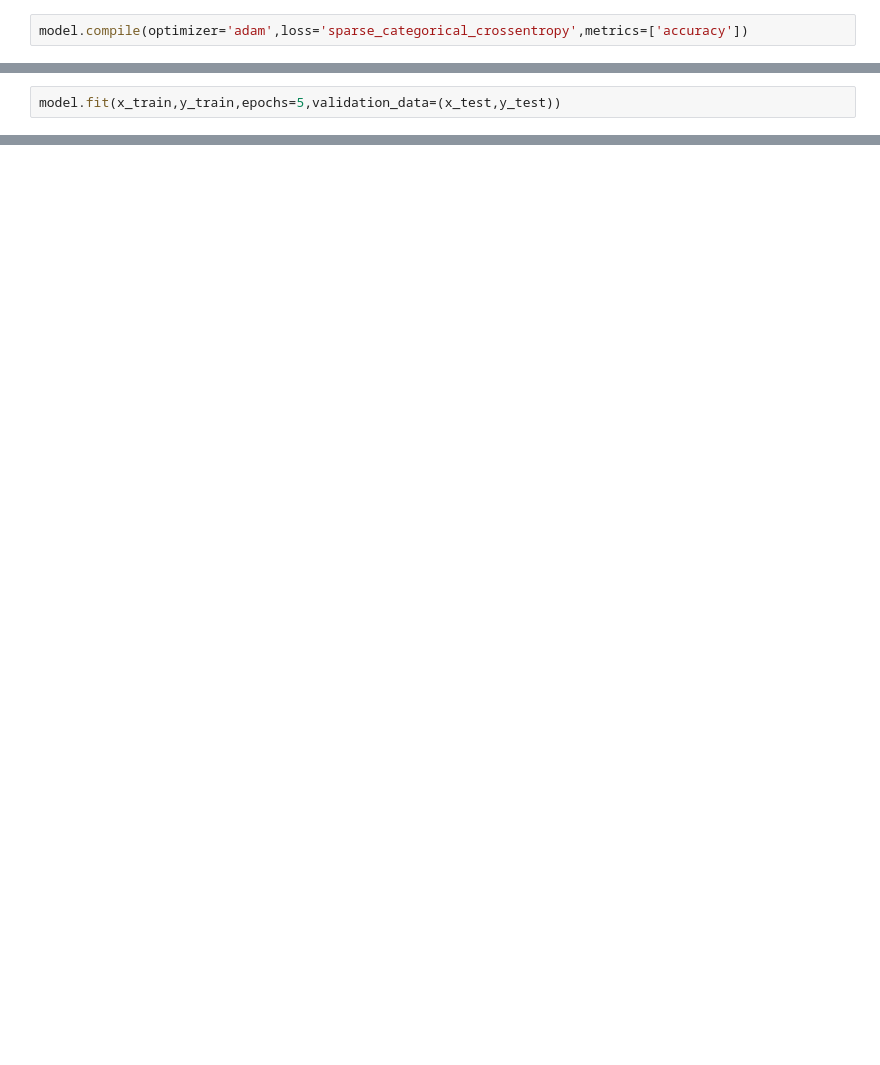
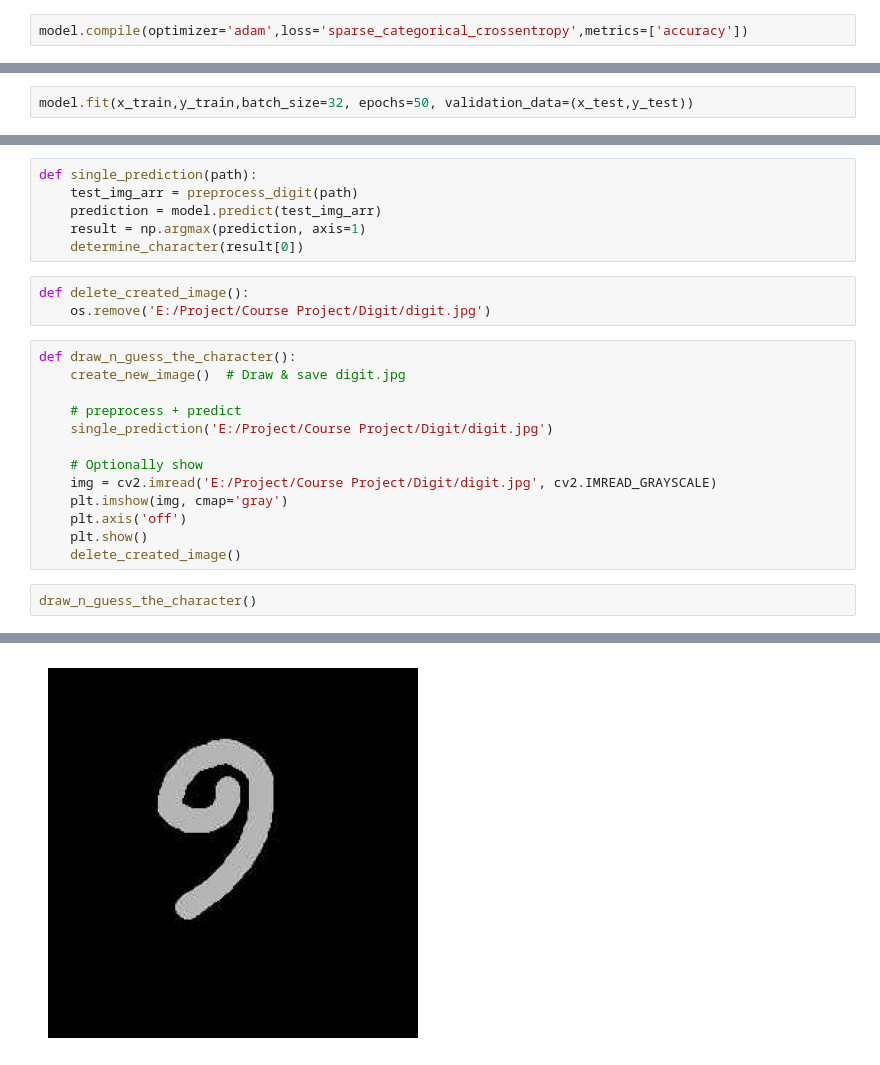
Before and after one commit to AR-Ashik-9997/Digit-Recognition, a Jupyter notebook: Digit_Recognition.ipynb, the cells around one changed output, grey strips where cells are left out. Saved outputs shown, nothing was run; the diff lists cells and outputs as text; blank space fills up the shorter version.

```diff
--- a/Digit_Recognition.ipynb
+++ b/Digit_Recognition.ipynb
@@ -38,3 +54,3 @@ model.compile(optimizer='adam',loss='sparse_categorical_crossentropy',metrics=['
 # %%
-model.fit(x_train,y_train,epochs=5,validation_data=(x_test,y_test))
+model.fit(x_train,y_train,batch_size=32, epochs=50, validation_data=(x_test,y_test))
 # %% [output]
@@ -91,0 +208,25 @@ plt.show()
+# %%
+def single_prediction(path):
+    test_img_arr = preprocess_digit(path)
+    prediction = model.predict(test_img_arr)
+    result = np.argmax(prediction, axis=1)
+    determine_character(result[0])
+# %%
+def delete_created_image():
+    os.remove('E:/Project/Course Project/Digit/digit.jpg')
+# %%
+def draw_n_guess_the_character():
+    create_new_image()  # Draw & save digit.jpg
+
+    # preprocess + predict
+    single_prediction('E:/Project/Course Project/Digit/digit.jpg')
+
+    # Optionally show
+    img = cv2.imread('E:/Project/Course Project/Digit/digit.jpg', cv2.IMREAD_GRAYSCALE)
+    plt.imshow(img, cmap='gray')
+    plt.axis('off')
+    plt.show()
+    delete_created_image()
+# %%
+draw_n_guess_the_character()
+# %% [output]
@@ -91,0 +235 @@ plt.show()
+[figure, added]
```
Also changed, not shown: parts of 27 cells of this notebook, 3 other files.
